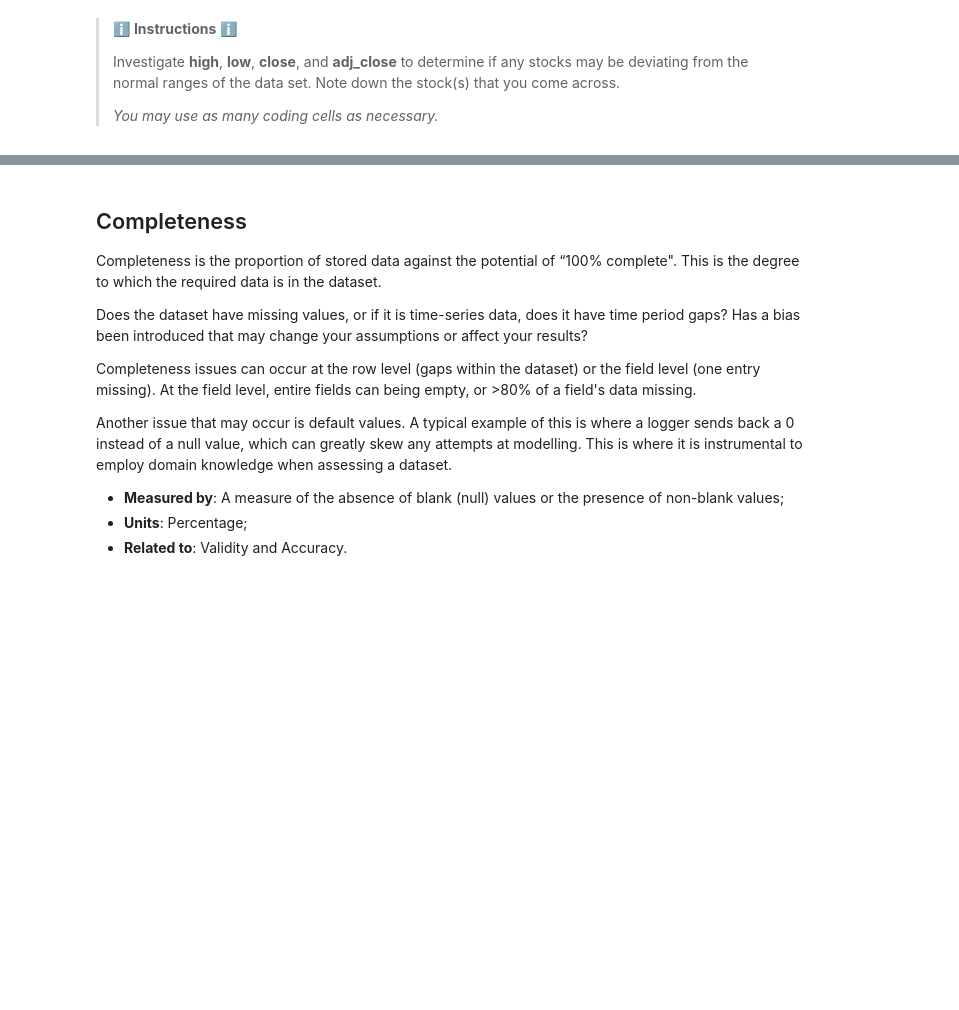
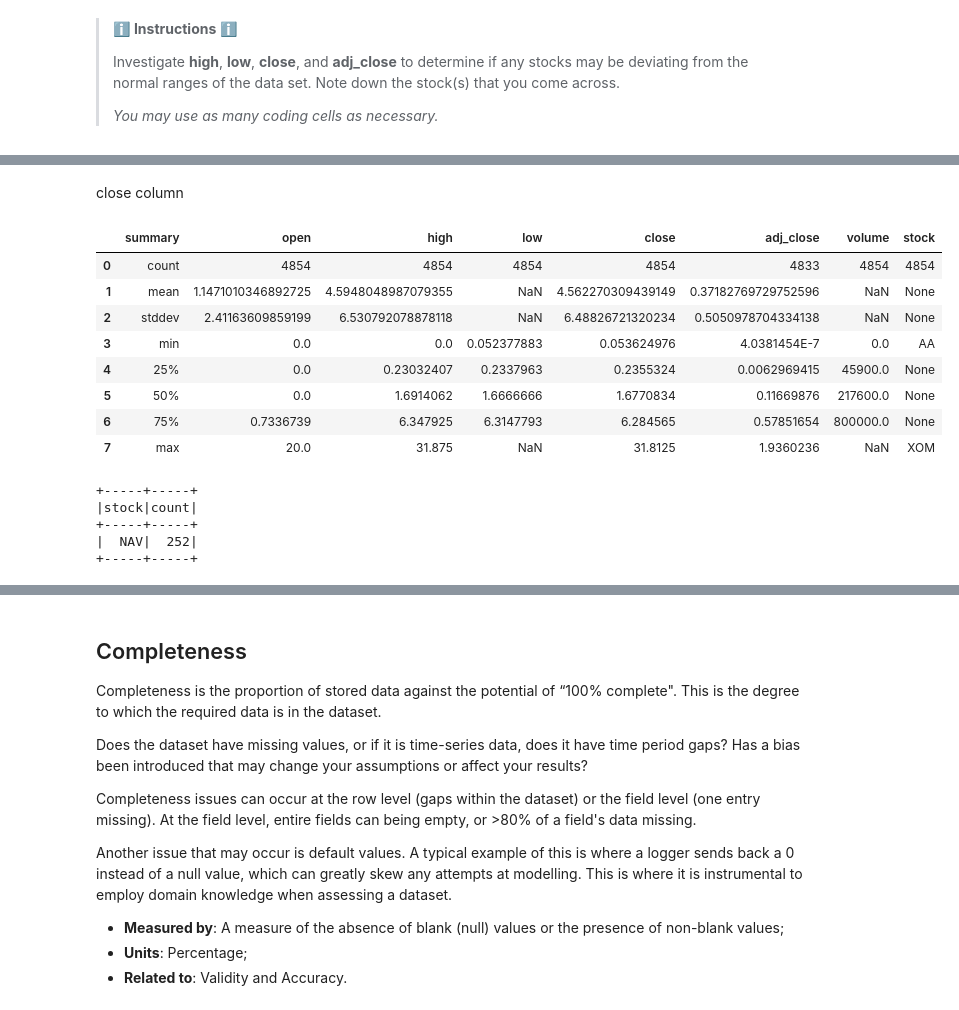
Before and after one commit to praisino/processing-big-data-predict, a Jupyter notebook: Task2_data_profiling/Data_profiling_student_version.ipynb, the cells around one changed output, grey strips where cells are left out. Saved outputs shown, nothing was run; the diff lists cells and outputs as text; code cells hidden in the pictures; blank space fills up the shorter version.

```diff
--- a/Task2_data_profiling/Data_profiling_student_version.ipynb
+++ b/Task2_data_profiling/Data_profiling_student_version.ipynb
@@ -171,0 +245,24 @@ data.where(F.col('open') > 2).groupby(F.col('stock')).count().show()
+# %% [markdown]
+close column
+# %%
+data.where(F.col('close').between(0, 60)).summary().toPandas()
+# %% [output]
+|  | summary | open | high | low | close | adj_close | volume | stock |
+| 0 | count | 4854 | 4854 | 4854 | 4854 | 4833 | 4854 | 4854 |
+| 1 | mean | 1.1471010346892725 | 4.5948048987079355 | NaN | 4.562270309439149 | 0.37182769729752596 | NaN | None |
+| 2 | stddev | 2.41163609859199 | 6.530792078878118 | NaN | 6.48826721320234 | 0.5050978704334138 | NaN | None |
+| 3 | min | 0.0 | 0.0 | 0.052377883 | 0.053624976 | 4.0381454E-7 | 0.0 | AA |
+| 4 | 25% | 0.0 | 0.23032407 | 0.2337963 | 0.2355324 | 0.0062969415 | 45900.0 | None |
+| 5 | 50% | 0.0 | 1.6914062 | 1.6666666 | 1.6770834 | 0.11669876 | 217600.0 | None |
+| 6 | 75% | 0.7336739 | 6.347925 | 6.3147793 | 6.284565 | 0.57851654 | 800000.0 | None |
+| 7 | max | 20.0 | 31.875 | NaN | 31.8125 | 1.9360236 | NaN | XOM |
+# %%
+#TODO: Write your code here
+
+data.where(~F.col('close').between(0, 60)).groupby(data['stock']).count().show()
+# %% [output]
++-----+-----+
+|stock|count|
++-----+-----+
+|  NAV|  252|
++-----+-----+
```
Also changed, not shown: parts of 15 cells of this notebook, 2 other files.
